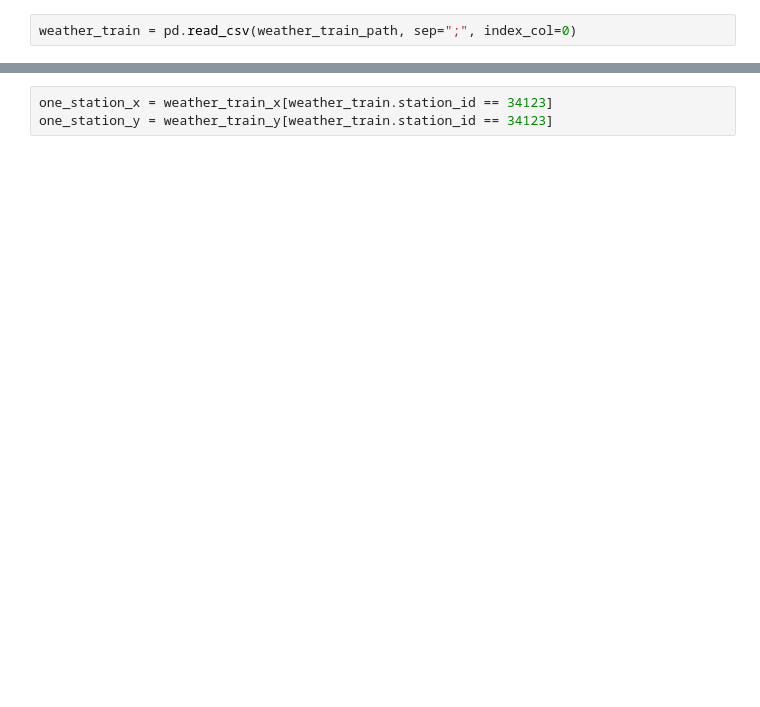
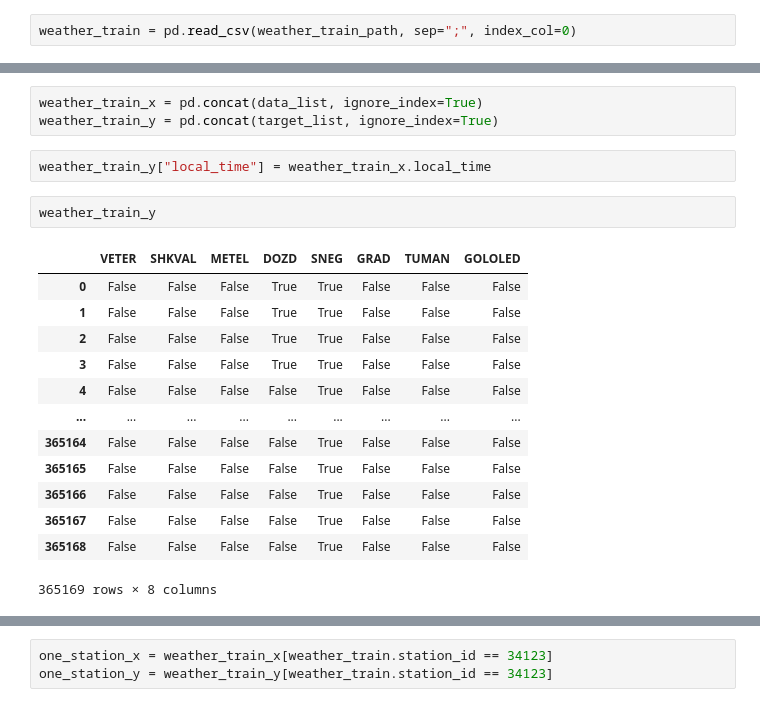
Before and after one commit to ea-evdokimov/ForecastingExtremeWeather, a Jupyter notebook: notebooks/bulat_work.ipynb, the cells around one changed output, grey strips where cells are left out. Saved outputs shown, nothing was run; the diff lists cells and outputs as text; blank space fills up the shorter version.

```diff
--- a/notebooks/bulat_work.ipynb
+++ b/notebooks/bulat_work.ipynb
@@ -27 +52,22 @@ weather_train = pd.read_csv(weather_train_path, sep=";", index_col=0)
+# %%
+weather_train_x = pd.concat(data_list, ignore_index=True)
+weather_train_y = pd.concat(target_list, ignore_index=True)
+# %%
+weather_train_y["local_time"] = weather_train_x.local_time
+# %%
+weather_train_y
+# %% [output]
+|  | VETER | SHKVAL | METEL | DOZD | SNEG | GRAD | TUMAN | GOLOLED |
+| 0 | False | False | False | True | True | False | False | False |
+| 1 | False | False | False | True | True | False | False | False |
+| 2 | False | False | False | True | True | False | False | False |
+| 3 | False | False | False | True | True | False | False | False |
+| 4 | False | False | False | False | True | False | False | False |
+| ... | ... | ... | ... | ... | ... | ... | ... | ... |
+| 365164 | False | False | False | False | True | False | False | False |
+| 365165 | False | False | False | False | True | False | False | False |
+| 365166 | False | False | False | False | True | False | False | False |
+| 365167 | False | False | False | False | True | False | False | False |
+| 365168 | False | False | False | False | True | False | False | False |
+365169 rows × 8 columns
 # %%
```
Also changed, not shown: parts of 44 cells of this notebook, 1 other file.
